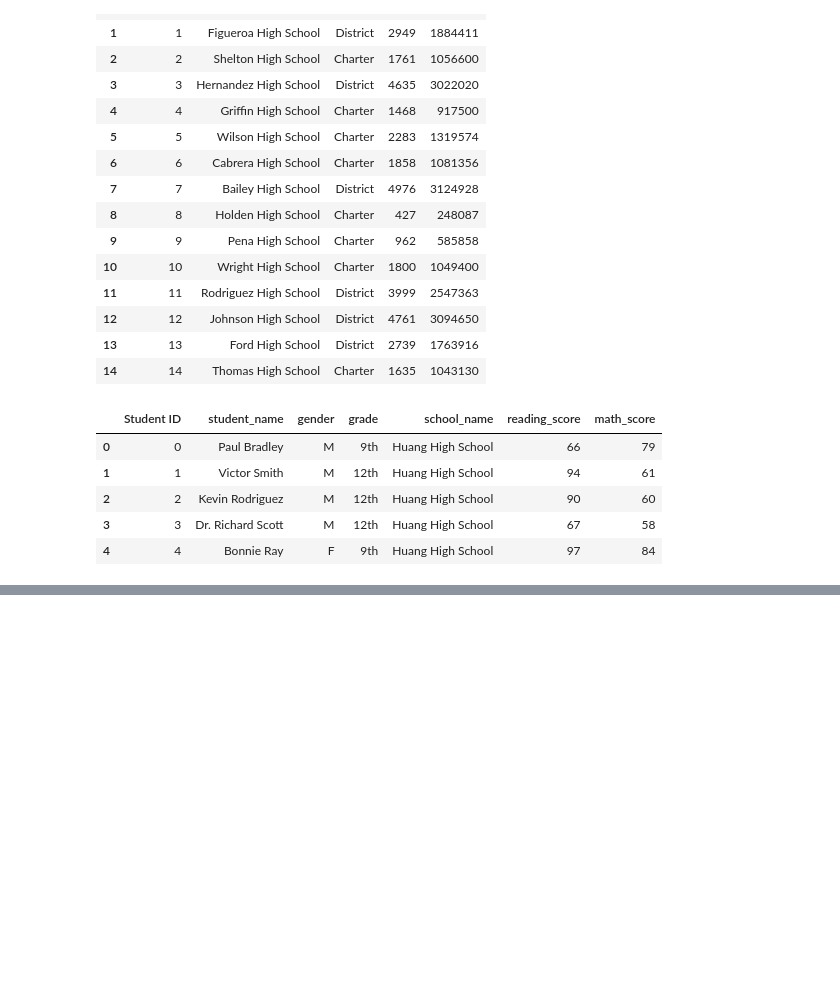
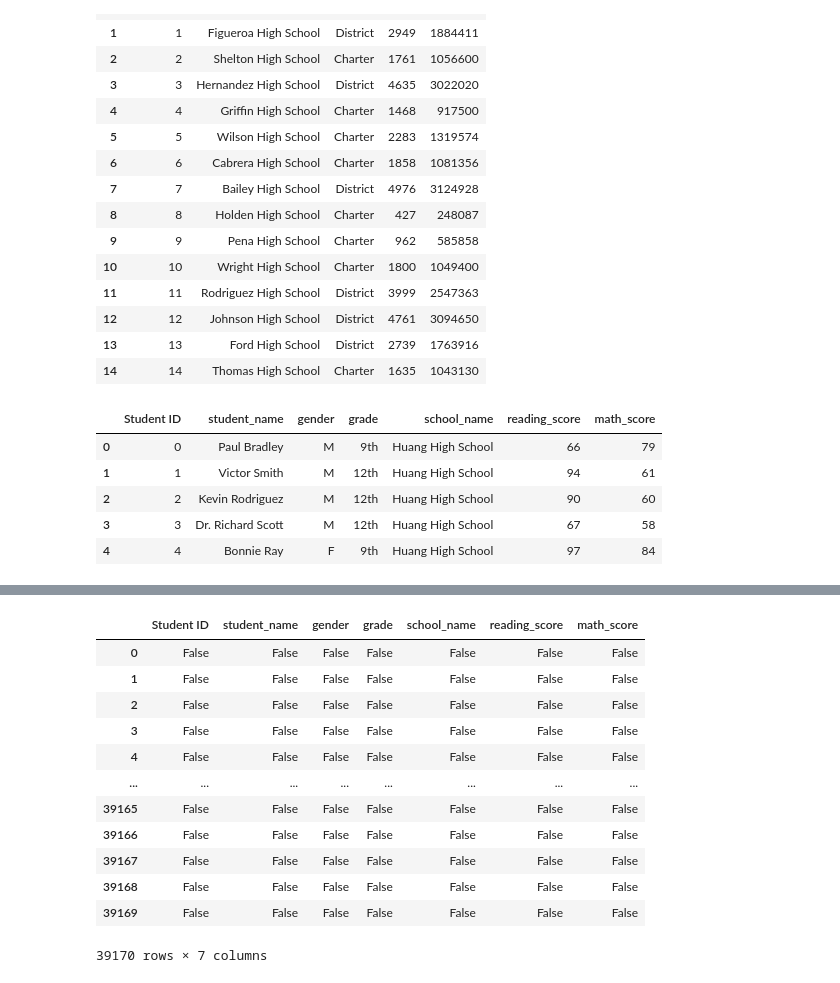
Before and after one commit to RAS705/School_District_Analysis, a Jupyter notebook: PyCitySchools.ipynb, the cells around one changed output, grey strips where cells are left out. Saved outputs shown, nothing was run; the diff lists cells and outputs as text; code cells hidden in the pictures; blank space fills up the shorter version.

```diff
--- a/PyCitySchools.ipynb
+++ b/PyCitySchools.ipynb
@@ -4,6 +4,9 @@ import pandas as pd
 # Files to load
 school_data_to_load = "Resources/schools_complete.csv"
 student_data_to_load = "Resources/students_complete.csv"
+# %%
+# Add each prefix and suffix to remove to a list.
+prefixes_suffixes = ["Dr. ", "Mr. ","Ms. ", "Mrs. ", "Miss ", " MD", " DDS", " DVM", " PhD"]
 # %%
 # Read the school data file and store it in a Pandas DataFrame
 school_data_df = pd.read_csv(school_data_to_load)
@@ -36,3 +39,7 @@ student_data_df.head()
 | 2 | 2 | Kevin Rodriguez | M | 12th | Huang High School | 90 | 60 |
 | 3 | 3 | Dr. Richard Scott | M | 12th | Huang High School | 67 | 58 |
 | 4 | 4 | Bonnie Ray | F | 9th | Huang High School | 97 | 84 |
+# %%
+# Iterate through the words in the "prefixes_suffixes" list and replace them with an empty space, "".
+for word in prefixes_suffixes:
+    student_data_df["student_name"] = student_data_df["student_name"].str.replace(word,"")
@@ -38,0 +97,17 @@ student_data_df.head()
+# %%
+# Determine if there are any missing values in the student data.
+student_data_df.isnull()
+# %% [output]
+|  | Student ID | student_name | gender | grade | school_name | reading_score | math_score |
+| 0 | False | False | False | False | False | False | False |
+| 1 | False | False | False | False | False | False | False |
+| 2 | False | False | False | False | False | False | False |
+| 3 | False | False | False | False | False | False | False |
+| 4 | False | False | False | False | False | False | False |
+| ... | ... | ... | ... | ... | ... | ... | ... |
+| 39165 | False | False | False | False | False | False | False |
+| 39166 | False | False | False | False | False | False | False |
+| 39167 | False | False | False | False | False | False | False |
+| 39168 | False | False | False | False | False | False | False |
+| 39169 | False | False | False | False | False | False | False |
+39170 rows × 7 columns
```
Also changed, not shown: parts of 12 cells of this notebook, 3 other files.
